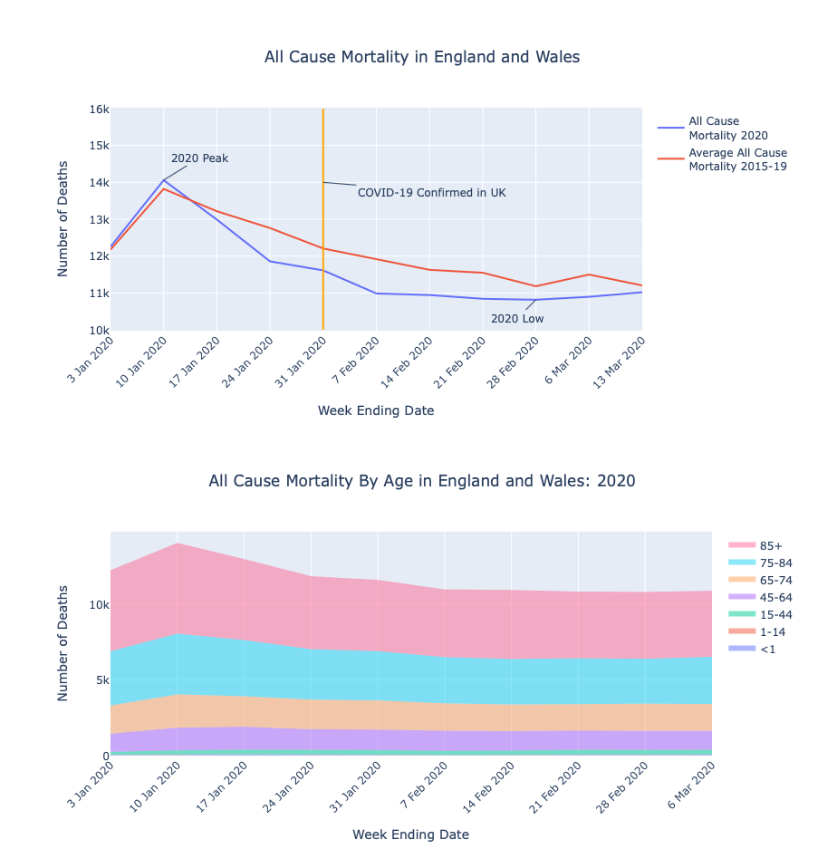
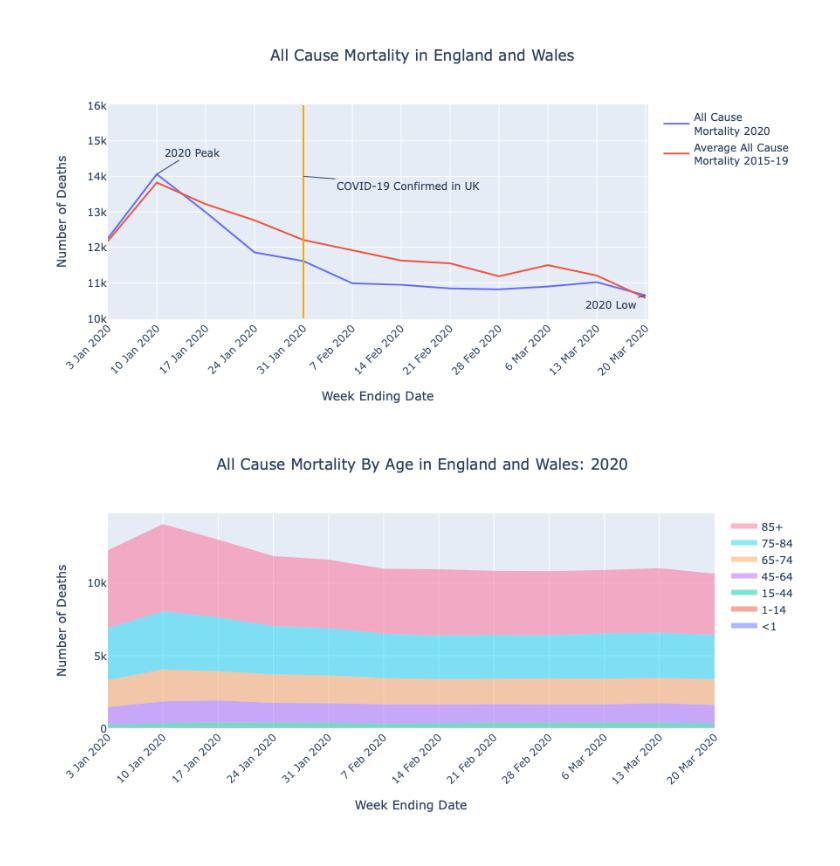
Before and after one commit to ebmdatalab/mortality_tracking-covid-notebook, a Jupyter notebook: notebooks/mortality_graphs.ipynb, the cells around one changed output. Saved outputs shown, nothing was run; the diff lists cells and outputs as text; code cells hidden in the pictures.

```diff
--- a/notebooks/mortality_graphs.ipynb
+++ b/notebooks/mortality_graphs.ipynb
@@ -30,8 +31,9 @@ fig.show()
 # %%
 weeks = ['3 Jan 2020', '10 Jan 2020', '17 Jan 2020', '24 Jan 2020', '31 Jan 2020',
-         '7 Feb 2020', '14 Feb 2020', '21 Feb 2020', '28 Feb 2020', '6 Mar 2020', '13 Mar 2020']
-all_mortality = [12254, 14058, 12990, 11856, 11612, 10986, 10944, 10841, 10816, 10895, 11019]
-five_year_mort = [12175, 13822, 13216, 12760, 12206, 11925, 11627, 11548, 11183, 11498, 11205]
+         '7 Feb 2020', '14 Feb 2020', '21 Feb 2020', '28 Feb 2020', '6 Mar 2020', '13 Mar 2020',
+         '20 Mar 2020']
+all_mortality = [12254, 14058, 12990, 11856, 11612, 10986, 10944, 10841, 10816, 10895, 11019, 10645]
+five_year_mort = [12175, 13822, 13216, 12760, 12206, 11925, 11627, 11548, 11183, 11498, 11205, 10573]
 
 fig = go.Figure()
 
@@ -41,51 +43,52 @@ fig.add_trace(go.Scatter(x=weeks, y=all_mortality, fill=None,
 
 fig.add_trace(go.Scatter(x= weeks, y=five_year_mort, fill=None,
                     mode='lines', name='Average All Cause <br> Mortality 2015-19'
                     ))
 
 
 fig.add_shape(
         # Line Vertical
         dict(
             type='line',
             x0='31 Jan 2020',
             y0=10000,
             x1='31 Jan 2020',
             y1=16000,
             line=dict(
                 color='Orange',
                 width=2
             )
 ))
 
 fig.update_layout(title={'text': 'All Cause Mortality in England and Wales', 'xanchor': 'center', 'x': 0.5},
                   xaxis_title='Week Ending Date',
                   yaxis_title='Number of Deaths',
                   xaxis = dict(tickangle=-45),
                   annotations=[dict(x='10 Jan 2020', y=14058, text='2020 Peak', ax=40, ay=-25),
                                dict(x='31 Jan 2020', y=14000, text='COVID-19 Confirmed in UK', ax=120, ay=10),
-                               dict(x='28 Feb 2020', y=10816, text='2020 Low', ax=-20, ay=20)
+                               dict(x='20 Mar 2020', y=10645, text='2020 Low', ax=-40, ay=10)
                               ])
 
 fig.show()
-#fig.write_html("all_mortality.html")
+fig.write_html("html/all_mortality.html")
 # %% [output]
-[figure, old version]
+[figure, new version]
 # %%
 weeks = ['3 Jan 2020', '10 Jan 2020', '17 Jan 2020', '24 Jan 2020', '31 Jan 2020',
-         '7 Feb 2020', '14 Feb 2020', '21 Feb 2020', '28 Feb 2020', '6 Mar 2020']
-all_mortality = np.array([12254, 14058, 12990, 11856, 11612, 10986, 10944, 10841, 10816, 10895, 11019],
+         '7 Feb 2020', '14 Feb 2020', '21 Feb 2020', '28 Feb 2020', '6 Mar 2020',
+         '13 Mar 2020', '20 Mar 2020']
+all_mortality = np.array([12254, 14058, 12990, 11856, 11612, 10986, 10944, 10841, 10816, 10895, 11019, 10645],
                          dtype=np.float)
-deaths_under_1 = np.array([48, 50, 69, 53, 50, 31, 43, 51, 49, 56, 53], dtype=np.float)
-deaths_1_14 = np.array([16, 26, 15, 21, 15, 16, 12, 18, 20, 20 ,22], dtype=np.float)
-deaths_15_44 = np.array([189, 275, 313, 314, 308, 271, 284, 321, 314, 313, 311], dtype=np.float)
-deaths_45_64 = np.array([1202, 1500, 1517, 1357, 1349, 1331, 1289, 1271, 1257, 1252, 1341],
+deaths_under_1 = np.array([48, 50, 69, 53, 50, 31, 43, 51, 49, 56, 53, 44], dtype=np.float)
+deaths_1_14 = np.array([16, 26, 15, 21, 15, 16, 12, 18, 20, 20, 22, 12], dtype=np.float)
+deaths_15_44 = np.array([189, 275, 313, 314, 308, 271, 284, 321, 314, 313, 311, 275], dtype=np.float)
+deaths_45_64 = np.array([1202, 1500, 1517, 1357, 1349, 1331, 1289, 1271, 1257, 1252, 1341, 1263],
                         dtype=np.float)
-deaths_65_74 = np.array([1860, 2198, 2013, 1958, 1927, 1808, 1753, 1744, 1795, 1769, 1754],
+deaths_65_74 = np.array([1860, 2198, 2013, 1958, 1927, 1808, 1753, 1744, 1795, 1769, 1754, 1780],
                         dtype=np.float)
-deaths_75_84 = np.array([3583, 4014, 3715, 3337, 3257, 3056, 3008, 3032, 2967, 3124, 3104],
+deaths_75_84 = np.array([3583, 4014, 3715, 3337, 3257, 3056, 3008, 3032, 2967, 3124, 3104, 3066],
                         dtype=np.float)
-deaths_over_85 = np.array([5356, 5995, 5348, 4816, 4706, 4473, 4555, 4404, 4414, 4361, 4434],
+deaths_over_85 = np.array([5356, 5995, 5348, 4816, 4706, 4473, 4555, 4404, 4414, 4361, 4434, 4205],
                           dtype=np.float)
 
 fig = go.Figure()
@@ -124,6 +127,6 @@ fig.update_layout(title={'text': 'All Cause Mortality By Age in England and Wale
                  yaxis_title='Number of Deaths',
                  xaxis = dict(tickangle=-45))
 fig.show()
-#fig.write_html("all_mortality_age.html")
+fig.write_html("html/all_mortality_age.html")
 # %% [output]
-[figure, old version]
+[figure, new version]
```
Also changed, not shown: parts of 1 cell of this notebook, 4 other files.
